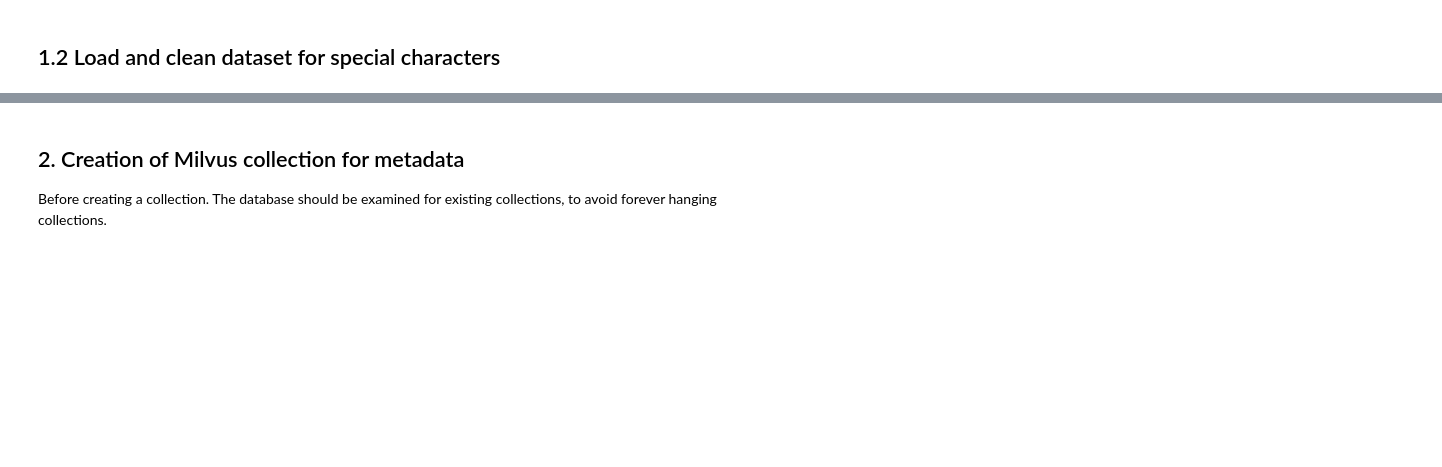
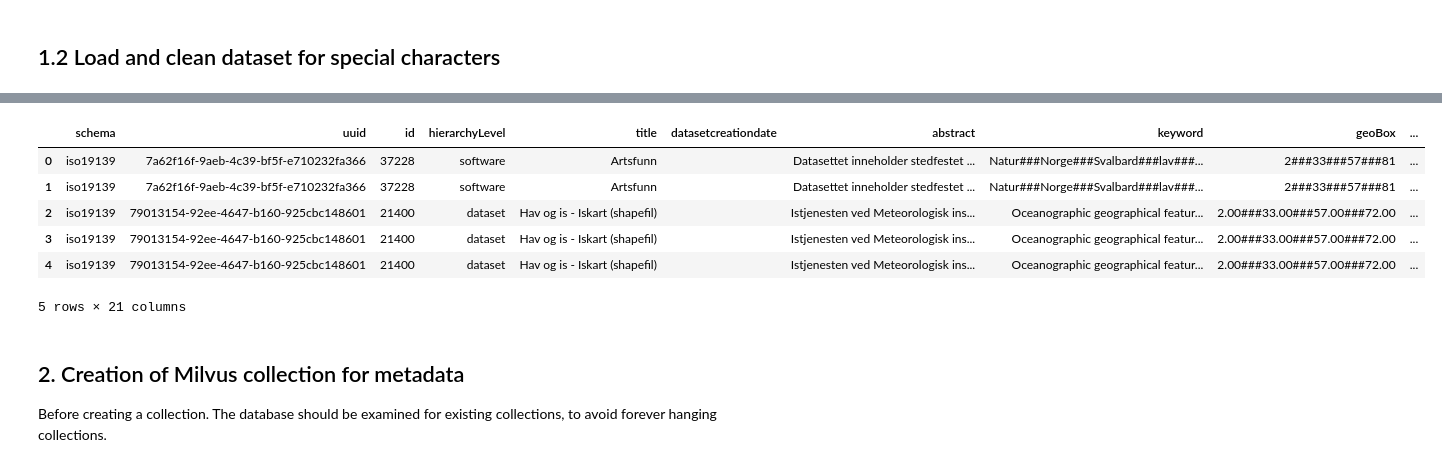
Before and after one commit to williamaredal/Milvus-Vector-Database, a Jupyter notebook: kartverket_metadata_search.ipynb, the cells around one changed output, grey strips where cells are left out. Drawn from its saved outputs; the diff is of its cells as text; code cells hidden in the pictures; blank space fills up the shorter version.

```diff
--- a/kartverket_metadata_search.ipynb
+++ b/kartverket_metadata_search.ipynb
@@ -116,38 +190,48 @@ import pandas as pd
 from towhee import pipe, ops, DataCollection
 from transformers import AutoTokenizer
 from tqdm import tqdm
 
 # Function to compute embeddings for a single text
 def compute_embeddings(text):
-    MAX_TOKENS = 510
+    MAX_TOKENS = 512
     inputs = tokenizer(text, return_tensors="pt", max_length=MAX_TOKENS, truncation=True)
     truncated_text = tokenizer.decode(inputs["input_ids"][0])
     return DataCollection(embeddings_pipe(truncated_text)).to_list()[0]['vec']
 
 
 # Loads dataset into dataframe and recasts columns into correct datatypes
-df_kartverket = pd.read_excel(cleaned_dataset_filename)
+# Either use cleaned_dataset, or cleaned_sentence_expanded datasets
+df_kartverket = pd.read_excel(expanded_dataset_file)
 recast_to_string = ['datasetcreationdate', 'metadatacreationdate']
 df_kartverket[recast_to_string] = df_kartverket[recast_to_string].astype('object')
 
 # Fill NaN values with an empty string
 df_kartverket.fillna('', inplace=True)
 
-# Pipe converting text to embeddings (vectors)
+# Pipe converting text to embeddings (vectors) using a model
 facebook_model_name = 'facebook/dpr-ctx_encoder-single-nq-base'
 mbert_model_name = 'bert-base-multilingual-uncased'
-tokenizer = AutoTokenizer.from_pretrained(facebook_model_name)
 chosen_model = facebook_model_name
+tokenizer = AutoTokenizer.from_pretrained(chosen_model)
 embeddings_pipe = (
     pipe.input('text')
         .map('text', 'vec', ops.text_embedding.dpr(model_name=chosen_model))
         .output('vec')
 )
 
 # Process each column and create new columns for embeddings
-column_to_vectorise = 'abstract'
+column_to_vectorise = 'sentence'
 tqdm.pandas(desc="Converting to vector embeddings")
 df_kartverket[column_to_vectorise + '_vector'] = df_kartverket[column_to_vectorise].progress_apply(compute_embeddings)
+df_kartverket.head()
+# %% [output]
+|  | schema | uuid | id | hierarchyLevel | title | datasetcreationdate | abstract | keyword | geoBox | ... |
+| 0 | iso19139 | 7a62f16f-9aeb-4c39-bf5f-e710232fa366 | 37228 | software | Artsfunn |  | Datasettet inneholder stedfestet ... | Natur###Norge###Svalbard###lav###... | 2###33###57###81 | ... |
+| 1 | iso19139 | 7a62f16f-9aeb-4c39-bf5f-e710232fa366 | 37228 | software | Artsfunn |  | Datasettet inneholder stedfestet ... | Natur###Norge###Svalbard###lav###... | 2###33###57###81 | ... |
+| 2 | iso19139 | 79013154-92ee-4647-b160-925cbc148601 | 21400 | dataset | Hav og is - Iskart (shapefil) |  | Istjenesten ved Meteorologisk ins... | Oceanographic geographical featur... | 2.00###33.00###57.00###72.00 | ... |
+| 3 | iso19139 | 79013154-92ee-4647-b160-925cbc148601 | 21400 | dataset | Hav og is - Iskart (shapefil) |  | Istjenesten ved Meteorologisk ins... | Oceanographic geographical featur... | 2.00###33.00###57.00###72.00 | ... |
+| 4 | iso19139 | 79013154-92ee-4647-b160-925cbc148601 | 21400 | dataset | Hav og is - Iskart (shapefil) |  | Istjenesten ved Meteorologisk ins... | Oceanographic geographical featur... | 2.00###33.00###57.00###72.00 | ... |
+5 rows × 21 columns
 # %% [markdown]
 ## 2. Creation of Milvus collection for metadata
 Before creating a collection. The database should be examined for existing collections, to avoid forever hanging collections.
```
Also changed, not shown: parts of 12 cells of this notebook.
